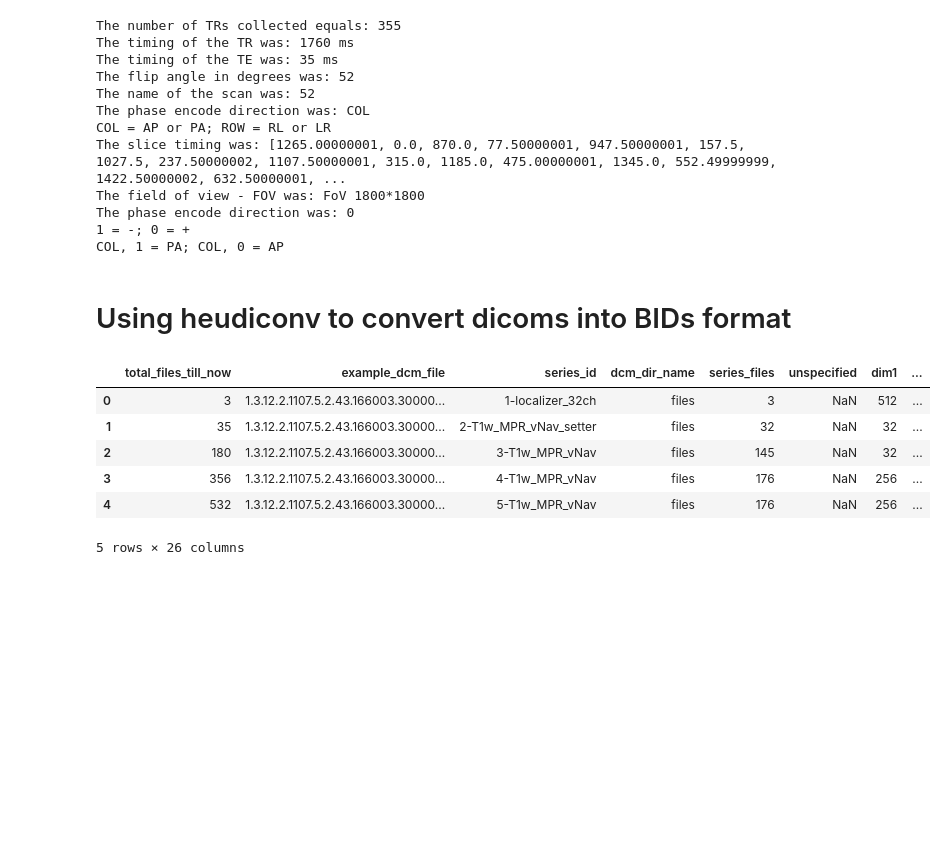
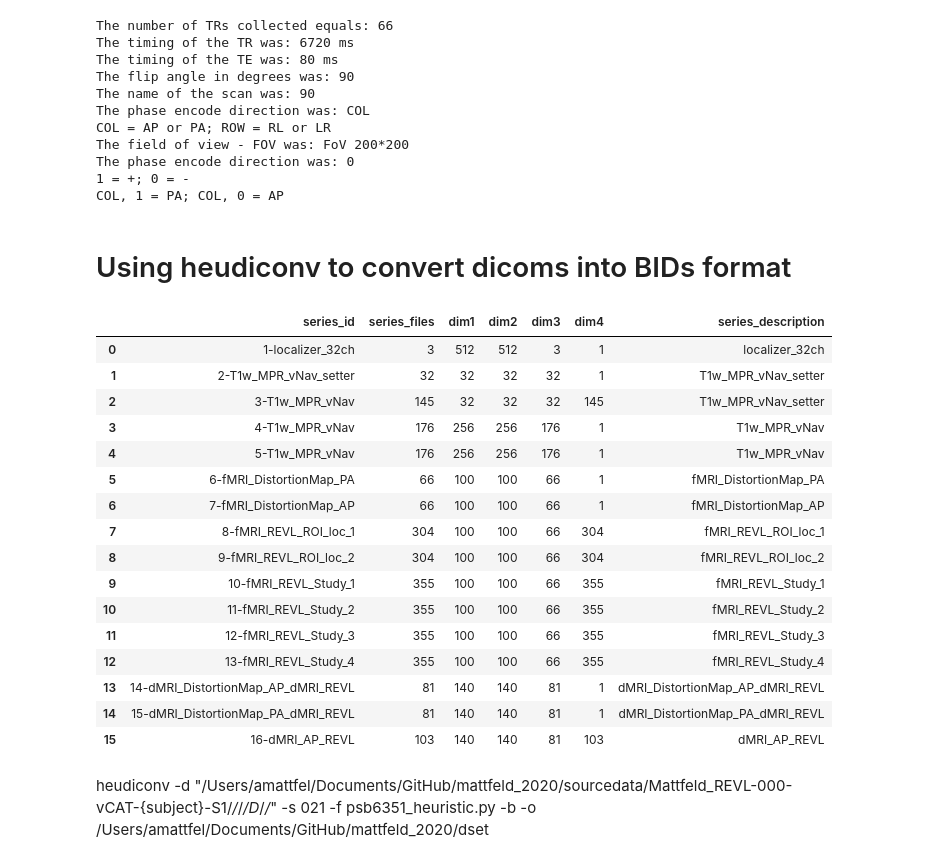
Before and after one commit to donishasmith/mattfeld_2020, a Jupyter notebook: code/Read_Dicom_Headers.ipynb, the cells around one changed output. Cells and saved outputs as stored; diff of their text form; code cells hidden in the pictures; blank space fills up the shorter version.

```diff
--- a/code/Read_Dicom_Headers.ipynb
+++ b/code/Read_Dicom_Headers.ipynb
@@ -76,7 +90,7 @@ print('The flip angle in degrees was: {0}'.format(data_set.FlipAngle))
 print('The name of the scan was: {0}'.format(data_set.FlipAngle))
 print('The phase encode direction was: {0}'.format(data_set[int('00181312', 16)].value))
 print('COL = AP or PA; ROW = RL or LR')
-print('The slice timing was: {0}'.format(data_set[0x00191029].value))
+#print('The slice timing was: {0}'.format(data_set[0x00191029].value))
 print('The field of view - FOV was: {0}'.format(data_set[int('0051100c', 16)].value))
 
 # Why use the following format to access information in the header?
@@ -88,36 +102,49 @@ print('The field of view - FOV was: {0}'.format(data_set[int('0051100c', 16)].va
 csa_str = data_set[int('00291010', 16)].value
 csa_tr = csareader.read(csa_str)
 print('The phase encode direction was: {0}'.format(csa_tr['tags']['PhaseEncodingDirectionPositive']['items'][0]))
-print('1 = -; 0 = +')
+print('1 = +; 0 = -')
 print('COL, 1 = PA; COL, 0 = AP')
 # %% [output]
-The number of TRs collected equals: 355
-The timing of the TR was: 1760 ms
-The timing of the TE was: 35 ms
-The flip angle in degrees was: 52
-The name of the scan was: 52
+The number of TRs collected equals: 66
+The timing of the TR was: 6720 ms
+The timing of the TE was: 80 ms
+The flip angle in degrees was: 90
+The name of the scan was: 90
 The phase encode direction was: COL
 COL = AP or PA; ROW = RL or LR
-The slice timing was: [1265.00000001, 0.0, 870.0, 77.50000001, 947.50000001, 157.5, 1027.5, 237.50000002, 1107.50000001, 315.0, 1185.0, 475.00000001, 1345.0, 552.49999999, 1422.50000002, 632.50000001, ...
-The field of view - FOV was: FoV 1800*1800
+The field of view - FOV was: FoV 200*200
 The phase encode direction was: 0
-1 = -; 0 = +
+1 = +; 0 = -
 COL, 1 = PA; COL, 0 = AP
 # %% [markdown]
 # Using heudiconv to convert dicoms into BIDs format
 # %%
 # Step 1 - run heudiconv
 #heudiconv -d '../sourcedata/Mattfeld_REVL-000-vCAT-{subject}-S1/*/*/*/*/*/*' -s 021 -c none -f convertall -o /Users/amattfel/Documents/GitHub/mattfeld_2020/dset
 
 #/Users/amattfel/Documents/GitHub/mattfeld_2020/dset/.heudiconv/021/info
 path2info_file = os.path.join(base_dir, 'mattfeld_2020', 'dset', '.heudiconv/021/info')
 dicominfo_df = pd.read_csv(path2info_file + '/dicominfo.tsv', sep="\t")
-dicominfo_df.head()
+limited_dicominfo_df = dicominfo_df[['series_id', 'series_files', 'dim1', 'dim2', 'dim3', 'dim4', 'series_description']]
+
+limited_dicominfo_df
 # %% [output]
-|  | total_files_till_now | example_dcm_file | series_id | dcm_dir_name | series_files | unspecified | dim1 | ... |
-| 0 | 3 | 1.3.12.2.1107.5.2.43.166003.30000... | 1-localizer_32ch | files | 3 | NaN | 512 | ... |
-| 1 | 35 | 1.3.12.2.1107.5.2.43.166003.30000... | 2-T1w_MPR_vNav_setter | files | 32 | NaN | 32 | ... |
-| 2 | 180 | 1.3.12.2.1107.5.2.43.166003.30000... | 3-T1w_MPR_vNav | files | 145 | NaN | 32 | ... |
-| 3 | 356 | 1.3.12.2.1107.5.2.43.166003.30000... | 4-T1w_MPR_vNav | files | 176 | NaN | 256 | ... |
-| 4 | 532 | 1.3.12.2.1107.5.2.43.166003.30000... | 5-T1w_MPR_vNav | files | 176 | NaN | 256 | ... |
+|  | series_id | series_files | dim1 | dim2 | dim3 | dim4 | series_description |
+| 0 | 1-localizer_32ch | 3 | 512 | 512 | 3 | 1 | localizer_32ch |
+| 1 | 2-T1w_MPR_vNav_setter | 32 | 32 | 32 | 32 | 1 | T1w_MPR_vNav_setter |
+| 2 | 3-T1w_MPR_vNav | 145 | 32 | 32 | 32 | 145 | T1w_MPR_vNav_setter |
+| 3 | 4-T1w_MPR_vNav | 176 | 256 | 256 | 176 | 1 | T1w_MPR_vNav |
+| 4 | 5-T1w_MPR_vNav | 176 | 256 | 256 | 176 | 1 | T1w_MPR_vNav |
+| 5 | 6-fMRI_DistortionMap_PA | 66 | 100 | 100 | 66 | 1 | fMRI_DistortionMap_PA |
+| 6 | 7-fMRI_DistortionMap_AP | 66 | 100 | 100 | 66 | 1 | fMRI_DistortionMap_AP |
+| 7 | 8-fMRI_REVL_ROI_loc_1 | 304 | 100 | 100 | 66 | 304 | fMRI_REVL_ROI_loc_1 |
+| 8 | 9-fMRI_REVL_ROI_loc_2 | 304 | 100 | 100 | 66 | 304 | fMRI_REVL_ROI_loc_2 |
+| 9 | 10-fMRI_REVL_Study_1 | 355 | 100 | 100 | 66 | 355 | fMRI_REVL_Study_1 |
+| 10 | 11-fMRI_REVL_Study_2 | 355 | 100 | 100 | 66 | 355 | fMRI_REVL_Study_2 |
+| 11 | 12-fMRI_REVL_Study_3 | 355 | 100 | 100 | 66 | 355 | fMRI_REVL_Study_3 |
+| 12 | 13-fMRI_REVL_Study_4 | 355 | 100 | 100 | 66 | 355 | fMRI_REVL_Study_4 |
+| 13 | 14-dMRI_DistortionMap_AP_dMRI_REVL | 81 | 140 | 140 | 81 | 1 | dMRI_DistortionMap_AP_dMRI_REVL |
+| 14 | 15-dMRI_DistortionMap_PA_dMRI_REVL | 81 | 140 | 140 | 81 | 1 | dMRI_DistortionMap_PA_dMRI_REVL |
+| 15 | 16-dMRI_AP_REVL | 103 | 140 | 140 | 81 | 103 | dMRI_AP_REVL |
-5 rows × 26 columns
+# %% [markdown]
+heudiconv -d "/Users/amattfel/Documents/GitHub/mattfeld_2020/sourcedata/Mattfeld_REVL-000-vCAT-{subject}-S1/*/*/*/D*/*/*" -s 021 -f psb6351_heuristic.py -b -o /Users/amattfel/Documents/GitHub/mattfeld_2020/dset
```
Also changed, not shown: parts of 5 cells of this notebook, 1 other file.
